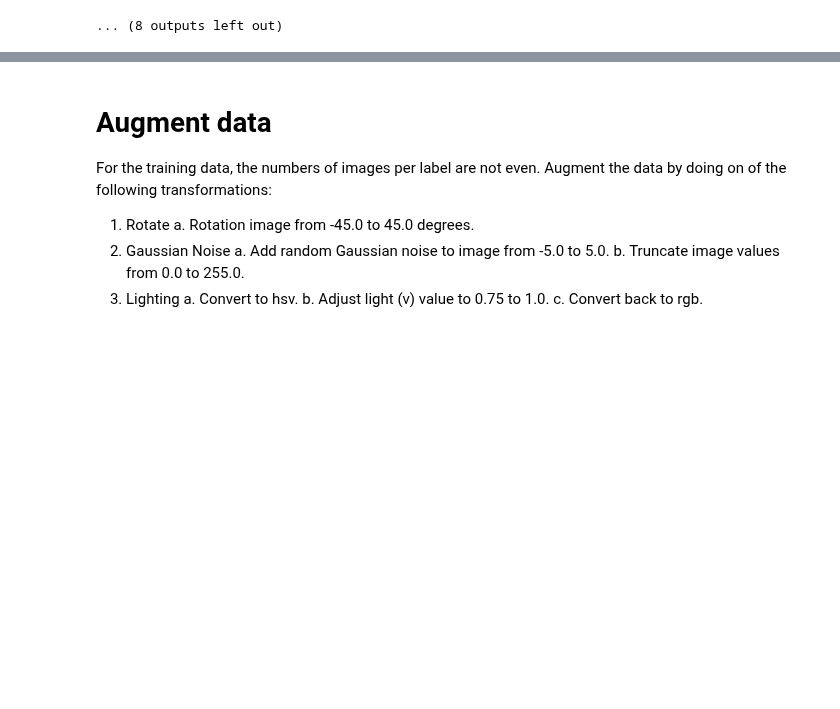
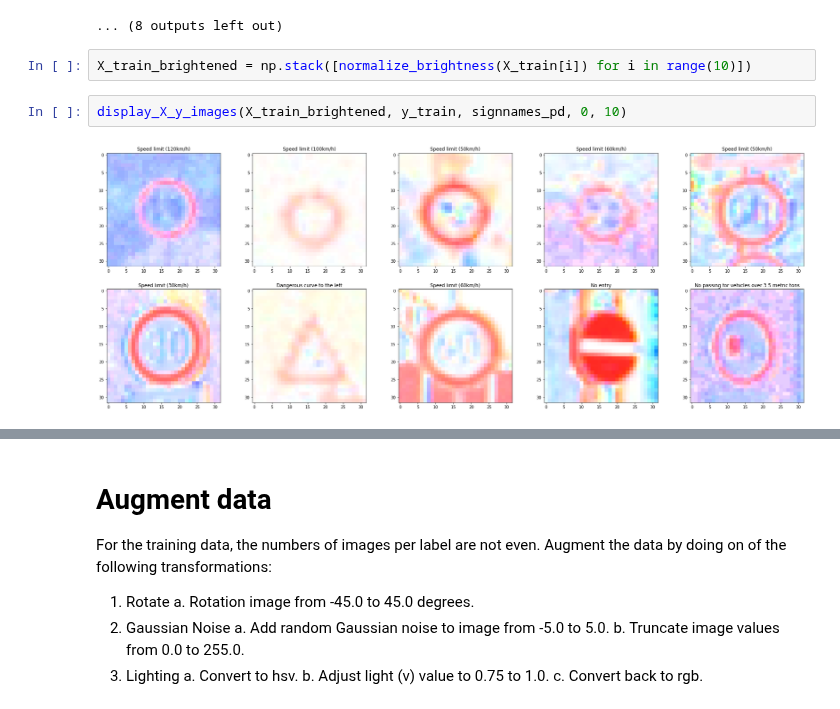
Before and after one commit to ekkus93/CarND-Traffic-Sign-Classifier-Project, a Jupyter notebook: Traffic_Sign_Classifier.ipynb, the cells around one changed output, grey strips where cells are left out. Drawn from its saved outputs; the diff is of its cells as text; blank space fills up the shorter version.

Commit message:
added brightness

```diff
--- a/Traffic_Sign_Classifier.ipynb
+++ b/Traffic_Sign_Classifier.ipynb
@@ -351,3 +338,9 @@ for i in range(canny_images.shape[0]):
 [figure]
 [figure]
 ... (8 outputs left out)
+# %%
+X_train_brightened = np.stack([normalize_brightness(X_train[i]) for i in range(10)])
+# %%
+display_X_y_images(X_train_brightened, y_train, signnames_pd, 0, 10)
+# %% [output]
+[figure, added]
```
Also changed, not shown: parts of 14 cells of this notebook.
